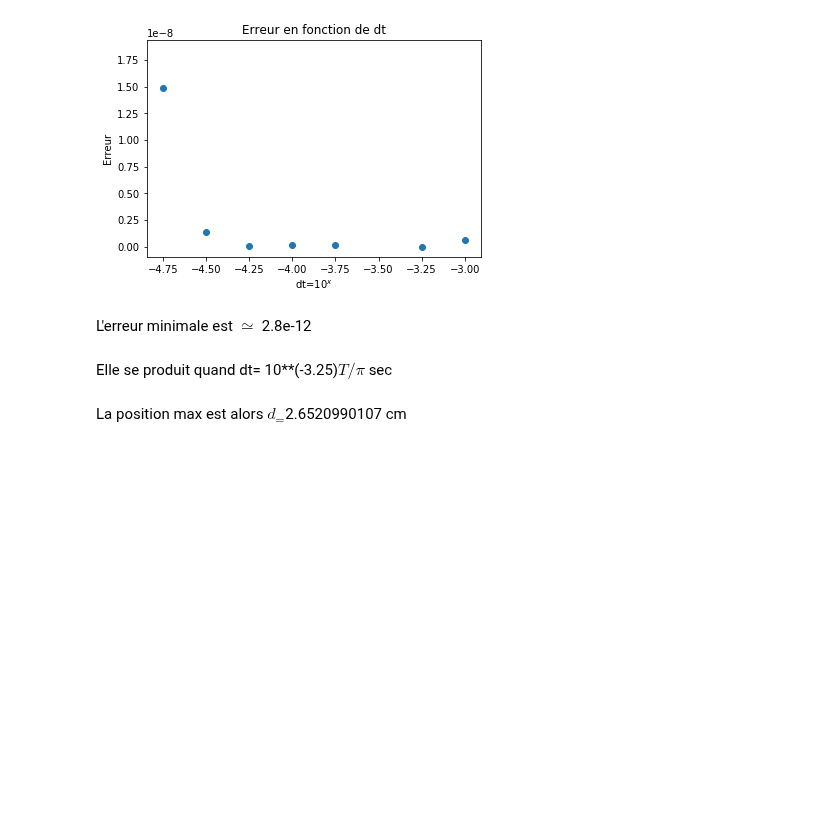
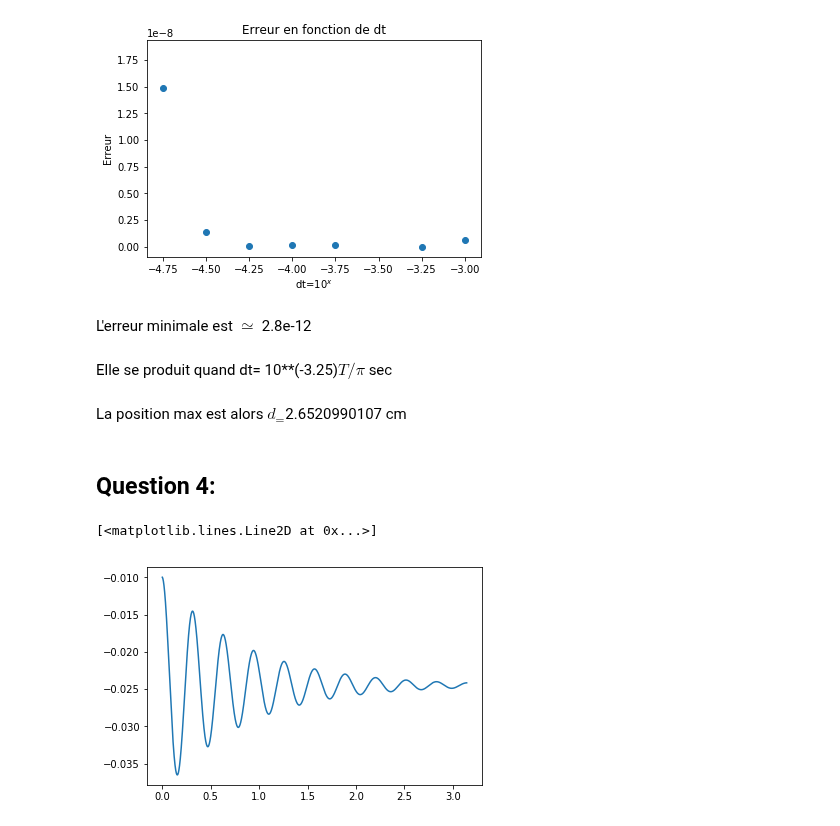
Before and after one commit to pierreluc-plt/ProjetSimulation, a Jupyter notebook: Quiz/Quiz1.ipynb, the cells around one changed output. Saved outputs shown, nothing was run; the diff lists cells and outputs as text; code cells hidden in the pictures; blank space fills up the shorter version.

Commit message:
J'ai fait la Question 4

```diff
--- a/Quiz/Quiz1.ipynb
+++ b/Quiz/Quiz1.ipynb
@@ -100,3 +100,17 @@ display(Markdown("La position max est alors $d_=${:.10f} cm ".format(Pos_max_err
 L'erreur minimale est $\simeq$ 2.8e-12
 Elle se produit quand dt= 10**(-3.25)$T/\pi$ sec
 La position max est alors $d_=$2.6520990107 cm
+# %% [markdown]
+## Question 4:
+# %%
+#Tracer la trajectoire de la balle en fonction du temps
+y0=-1e-2
+v0=-1.5e-2
+alpha=0.12
+dt=1e-4
+t_max_4=10
+Temps_4, Position_4=Simulation(y0, v0, alpha, dt, t_max_4)
+plt.plot(Temps_4,Position_4)
+# %% [output]
+[<matplotlib.lines.Line2D at 0x...>]
+[figure, added]
```
Also changed, not shown: parts of 3 cells of this notebook.
